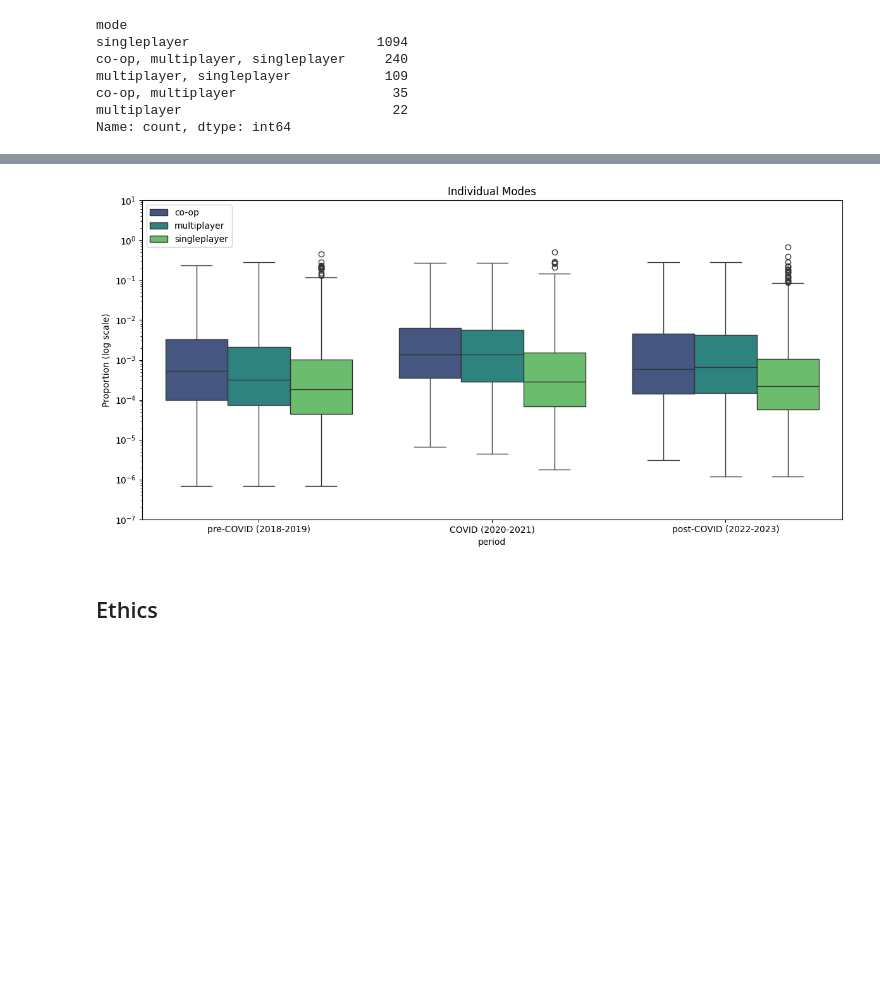
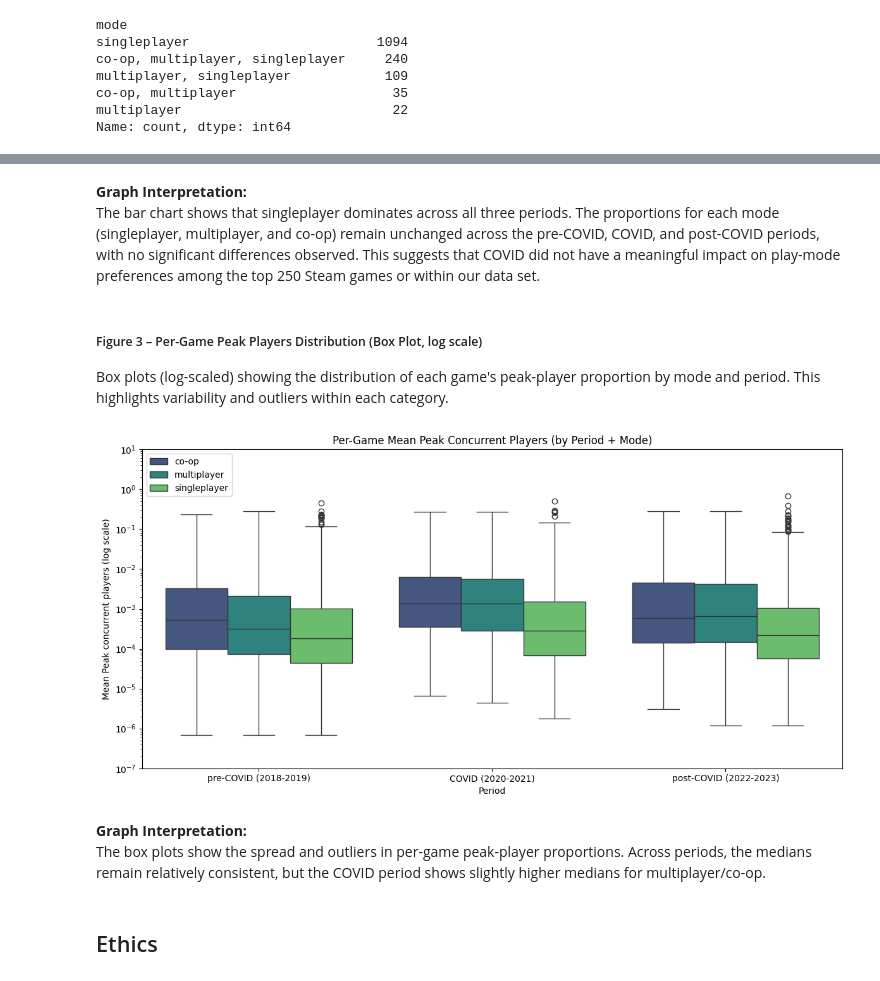
Before and after one commit to COGS108/Group038_WI26, a Jupyter notebook: 02-EDACheckpoint.ipynb, the cells around one changed output, grey strips where cells are left out. Drawn from its saved outputs; the diff is of its cells as text; code cells hidden in the pictures; blank space fills up the shorter version.

```diff
--- a/02-EDACheckpoint.ipynb
+++ b/02-EDACheckpoint.ipynb
@@ -235,3 +265,10 @@ plt.tight_layout()
+# %% [markdown]
+**Graph Interpretation:**\
+The bar chart shows that singleplayer dominates across all three periods. The proportions for each mode (singleplayer, multiplayer, and co-op) remain unchanged across the pre-COVID, COVID, and post-COVID periods, with no significant differences observed. This suggests that COVID did not have a meaningful impact on play-mode preferences among the top 250 Steam games or within our data set.
+# %% [markdown]
+##### Figure 3 – Per-Game Peak Players Distribution (Box Plot, log scale)
+
+Box plots (log-scaled) showing the distribution of each game's peak-player proportion by mode and period. This highlights variability and outliers within each category.
 # %%
 
 df_individual = explode_individual(df)
@@ -245,36 +282,40 @@ df_individual = explode_individual(df)
 
 df_boxplot = df_individual.copy()
 df_boxplot['period'] = df_boxplot['year'].apply(assgin_period)
 df_boxplot['total_by_month'] = df_boxplot.groupby('month_dt')['peak_players'].transform('sum')
 df_boxplot['proportion'] = df_boxplot['peak_players'] / df_boxplot['total_by_month']
 
 order = ["pre-COVID (2018-2019)", "COVID (2020-2021)", "post-COVID (2022-2023)"]
 
 
 #fig, (ax1, ax2) = plt.subplots(1, 2, figsize=(16, 6))
 
 #sns.boxplot(data=df_group_boxplot, x='period', y='proportion', hue='mode',
             #order=order, palette='viridis', log_scale=True, ax=ax1)
 #ax1.set_title("Combined Mode Categories")
 #ax1.set_ylabel("Proportion (log scale)")
 #ax1.set_ylim(bottom=0.0000001)
 #ax1.set_ylim(top=10)
 #ax1.legend(loc='best')
 
 
 plt.figure(figsize=(12, 6))
 g3 = sns.boxplot(data=df_boxplot, x='period', y='proportion', hue='mode',
             order=order, palette='viridis', log_scale=True)
 g3.set_ylim(bottom=0.0000001)
 g3.set_ylim(top=10)
-g3.set_ylabel("Proportion (log scale)")
-g3.set_title("Individual Modes")
+g3.set_xlabel("Period")
+g3.set_ylabel("Mean Peak concurrent players (log scale)")
+g3.set_title("Per-Game Mean Peak Concurrent Players (by Period + Mode)")
 g3.legend(loc='best')
 
 plt.tight_layout()
 plt.show()
 # %% [output]
-[figure, old version]
+[figure, new version]
+# %% [markdown]
+**Graph Interpretation:** \
+The box plots show the spread and outliers in per-game peak-player proportions. Across periods, the medians remain relatively consistent, but the COVID period shows slightly higher medians for multiplayer/co-op.
 # %% [markdown]
 ## Ethics
 # %% [markdown]
```
Also changed, not shown: parts of 10 cells of this notebook.
